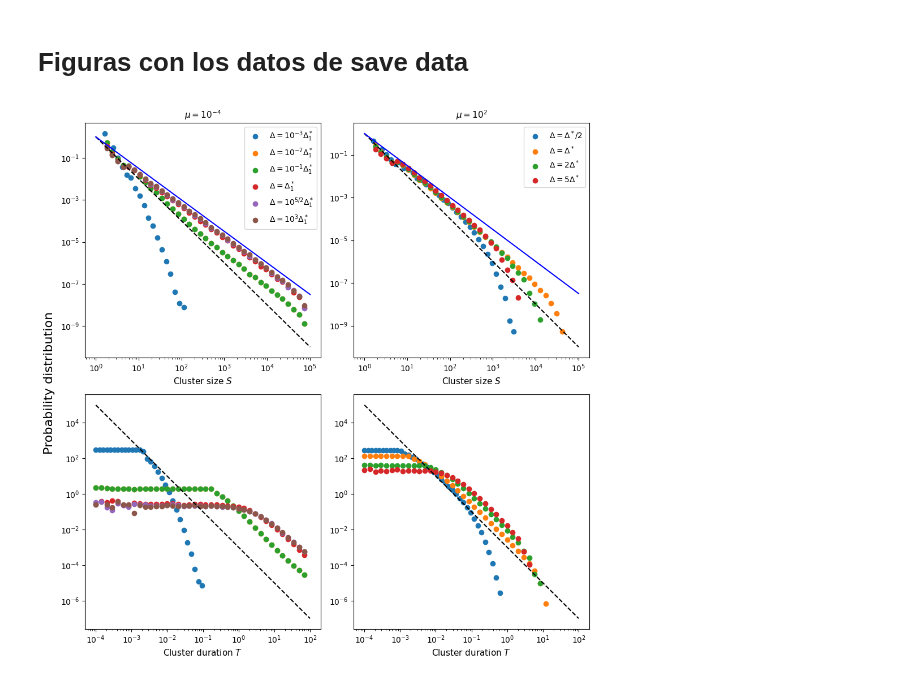
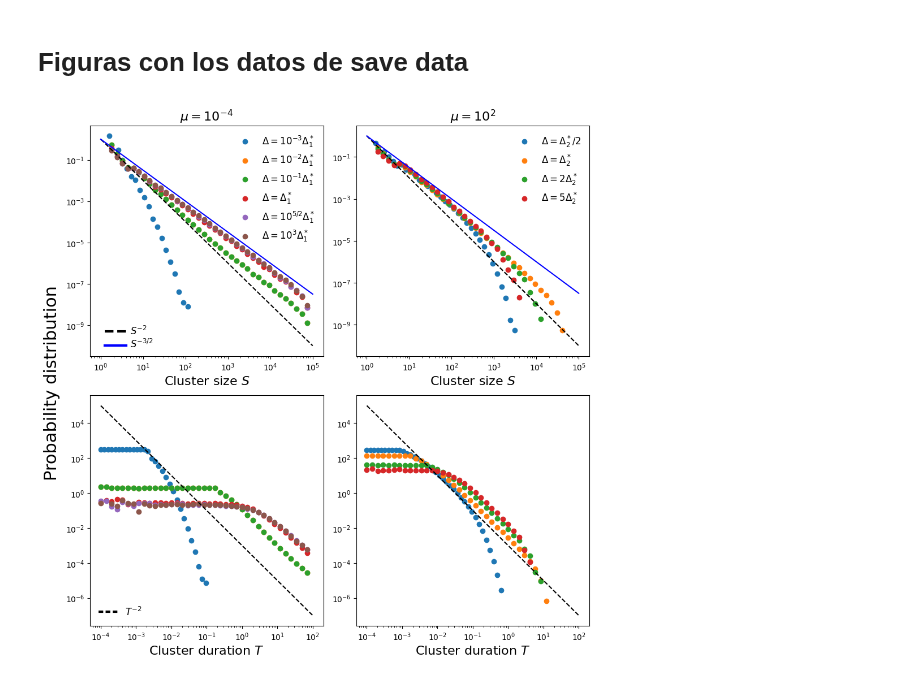
Before and after one commit to RivasAntonio/TFM, a Jupyter notebook: Códigos/Hawkes/figures.ipynb, the cells around one changed output. Drawn from its saved outputs; the diff is of its cells as text; code cells hidden in the pictures.

```diff
--- a/Códigos/Hawkes/figures.ipynb
+++ b/Códigos/Hawkes/figures.ipynb
@@ -331,47 +357,57 @@ thist_mu1 = [np.histogram(t, density= True, bins=tbins[i])[0] for i, t in enumer
 thist_mu2 = [np.histogram(t, density= True, bins=tbins[i])[0] for i, t in enumerate(times_mu2)]
 # %%
 labels1 = ['$\Delta = 10^{-3}\Delta_1^*$', '$\Delta = 10^{-2}\Delta_1^*$', '$\Delta = 10^{-1}\Delta_1^*$', '$\Delta = \Delta_1^*$', '$\Delta = 10^{5/2}\Delta_1^*$', '$\Delta = 10^3\Delta_1^*$']
-labels2 = ['$\Delta = \Delta^*/2$', '$\Delta = \Delta^*$', '$\Delta = 2\Delta^*$', '$\Delta = 5\Delta^*$']
+labels2 = ['$\Delta = \Delta^*_2/2$', '$\Delta = \Delta^*_2$', '$\Delta = 2\Delta^*_2$', '$\Delta = 5\Delta^*_2$']
 
 fig, axes = plt.subplots(2, 2, figsize=(10, 10))
 
-fig.axes[0].set_title('$\mu=10^{-4}$', fontsize = 11)
-fig.axes[1].set_title('$\mu=10^{2}$', fontsize = 11)
+fig.axes[0].set_title('$\mu=10^{-4}$', fontsize = 16)
+fig.axes[1].set_title('$\mu=10^{2}$', fontsize = 16)
 
 
 for i in range(len(data1)):
     fig.axes[0].scatter(sbins[i][:-1], shist_mu1[i], label=f'{labels1[i]}', marker = 'o')
     fig.axes[2].scatter(tbins[i][:-1], thist_mu1[i], label=f'{labels1[i]}', marker = 'o')
 
 for i in range(len(data2)):
     fig.axes[1].scatter(sbins[i][:-1], shist_mu2[i], label=f'\Delta={labels2[i]}', marker = 'o')
     fig.axes[3].scatter(tbins[i][:-1], thist_mu2[i], label=f'\Delta={labels2[i]}', marker = 'o')
 
 for i in range(4):
     fig.axes[i].set_xscale('log')
     fig.axes[i].set_yscale('log')
 
-fig.supylabel('Probability distribution', fontsize=16)
-fig.axes[0].set_xlabel('Cluster size $S$', fontsize = 11)
-fig.axes[1].set_xlabel('Cluster size $S$', fontsize = 11)
-fig.axes[2].set_xlabel('Cluster duration $T$', fontsize = 11)
-fig.axes[3].set_xlabel('Cluster duration $T$', fontsize = 11)
-fig.axes[0].legend()
+fig.supylabel('Probability distribution', fontsize=22)
+fig.axes[0].set_xlabel('Cluster size $S$', fontsize = 16)
+fig.axes[1].set_xlabel('Cluster size $S$', fontsize = 16)
+fig.axes[2].set_xlabel('Cluster duration $T$', fontsize = 16)
+fig.axes[3].set_xlabel('Cluster duration $T$', fontsize = 16)
+fig.axes[0].legend(labels = labels1, loc = 'upper right', fontsize = 12, ncol = 1, frameon = False)
 
 s_aux = np.logspace(0, 5, num = 100, base = 10)
 y_s = s_aux**(-2)
 y_s2 = s_aux**(-3/2)
 t_aux = np.logspace(-4, 2, num = 100, base = 10)
 y_t = t_aux**(-2) * 10**-3
 
 fig.axes[0].plot(s_aux, y_s, color='black', linestyle='--')
 fig.axes[0].plot(s_aux, y_s2, color='blue')
 fig.axes[1].plot(s_aux, y_s, color='black', linestyle='--')
 fig.axes[1].plot(s_aux, y_s2, color='blue')
 fig.axes[2].plot(t_aux, y_t, color='black', linestyle='--')
 fig.axes[3].plot(t_aux, y_t, color='black', linestyle='--')
-fig.axes[1].legend(labels = labels2, loc = 'best')
+fig.axes[1].legend(labels = labels2, loc = 'best', fontsize = 12, ncol = 1, frameon = False)
+
+fig.axes[2].legend(handles = [Line2D([0], [0], dashes=[2, 1], color='black', linewidth=3, linestyle='--')], labels=['$T^{-2}$'], loc = 'lower left', fontsize = 12, frameon = False)
+#fig.axes[1].legend(handles = [Line2D([0], [0], dashes=[2, 1], color='black', linewidth=3, linestyle='--')], labels=['$S^{-2}$'], loc = 'lower left', fontsize = 12)
+
+
+fig.axes[0].annotate('$S^{-2}$', xy=(3.2, 1.5E-10), xycoords='data', xytext=(10, 10), textcoords='offset points', fontsize=12)
+fig.axes[0].plot(np.logspace(0.1, 0.6, 10), np.ones(10)*5E-10, color='black', linestyle='--', lw = 3)
+
+fig.axes[0].annotate('$S^{-3/2}$', xy=(3.2, 0.35E-10), xycoords='data', xytext=(10, 10), textcoords='offset points', fontsize=12)
+fig.axes[0].plot(np.logspace(0.1, 0.6, 10), np.ones(10)*1E-10, color='blue', linestyle='-', lw = 3)
 
 fig.tight_layout()
 # %% [output]
-[figure, old version]
+[figure, new version]
```
Also changed, not shown: parts of 2 cells of this notebook, 6 other files.
